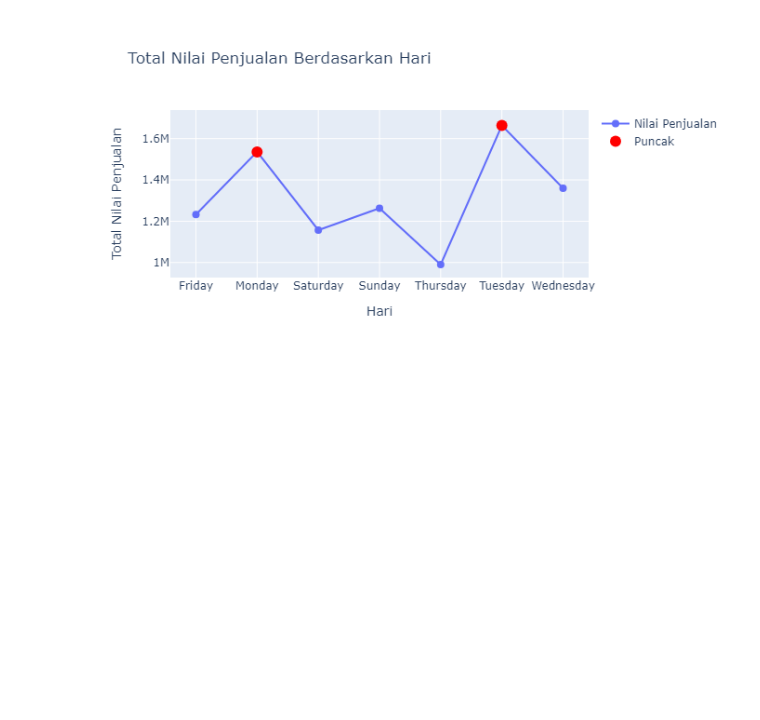
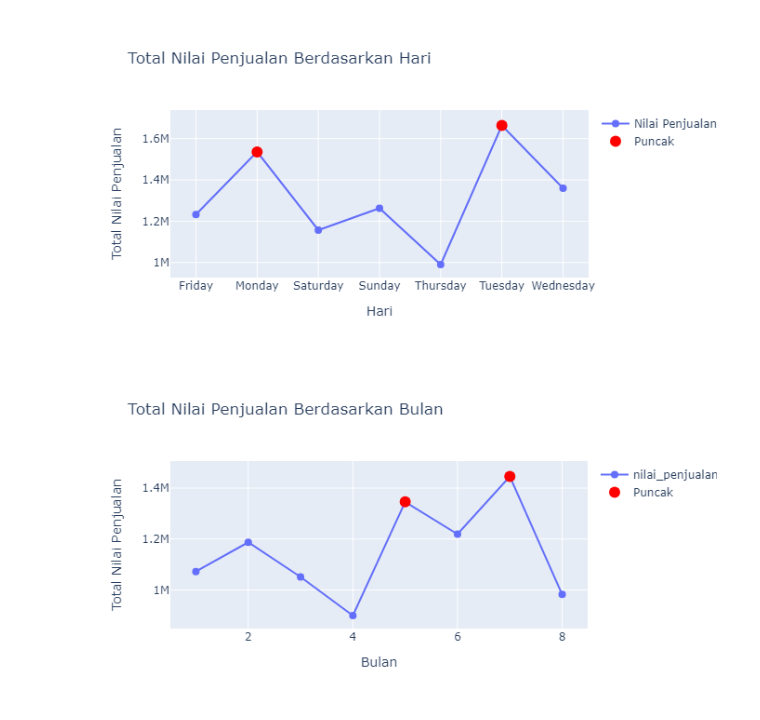
Before and after one commit to RIFF7/sales-analysis, a Jupyter notebook: analisa_warmindo.ipynb, the cells around one changed output. Cells and saved outputs as stored; diff of their text form; code cells hidden in the pictures; blank space fills up the shorter version.

Commit message:
Menambahkan lineplot untuk nilai transaksi bulanan

```diff
--- a/analisa_warmindo.ipynb
+++ b/analisa_warmindo.ipynb
@@ -277,3 +277,39 @@ fig.update_layout(
 fig.show()
 # %% [output]
 [figure]
+# %%
+# Menentukan titil puncak nilai penjualan bulanan
+max_value_month = sales_by_month['nilai_penjualan'].max()
+max_month = sales_by_month[sales_by_month['nilai_penjualan'] == max_value_month]['bulan'].values[0]
+
+# Nilai penjualan untuk Monday
+mei_value = sales_by_month[sales_by_month['bulan'] == 5]['nilai_penjualan'].values[0]
+# %%
+# Membuat lineplot Untuk Nilai Penjualan Berdasarkan Bulan
+fig= go.Figure()
+fig.add_trace(go.Scatter(
+    x=sales_by_month['bulan'],
+    y=sales_by_month['nilai_penjualan'],
+    mode='lines+markers',
+    name='nilai_penjualan',
+    marker=dict(size=8)
+))
+
+# Menambahkan lingkaran pada titik puncak
+fig.add_trace(go.Scatter(
+    x=[max_month, '5'],
+    y=[max_value_month, mei_value],
+    mode='markers',
+    name='Puncak',
+   marker=dict(size=12, color='red', symbol='circle')
+))
+
+# Menambahkan judul dan label sumbu x & y
+fig.update_layout(
+    title='Total Nilai Penjualan Berdasarkan Bulan',
+    xaxis_title='Bulan',
+    yaxis_title='Total Nilai Penjualan'
+)
+fig.show()
+# %% [output]
+[figure, added]
```
